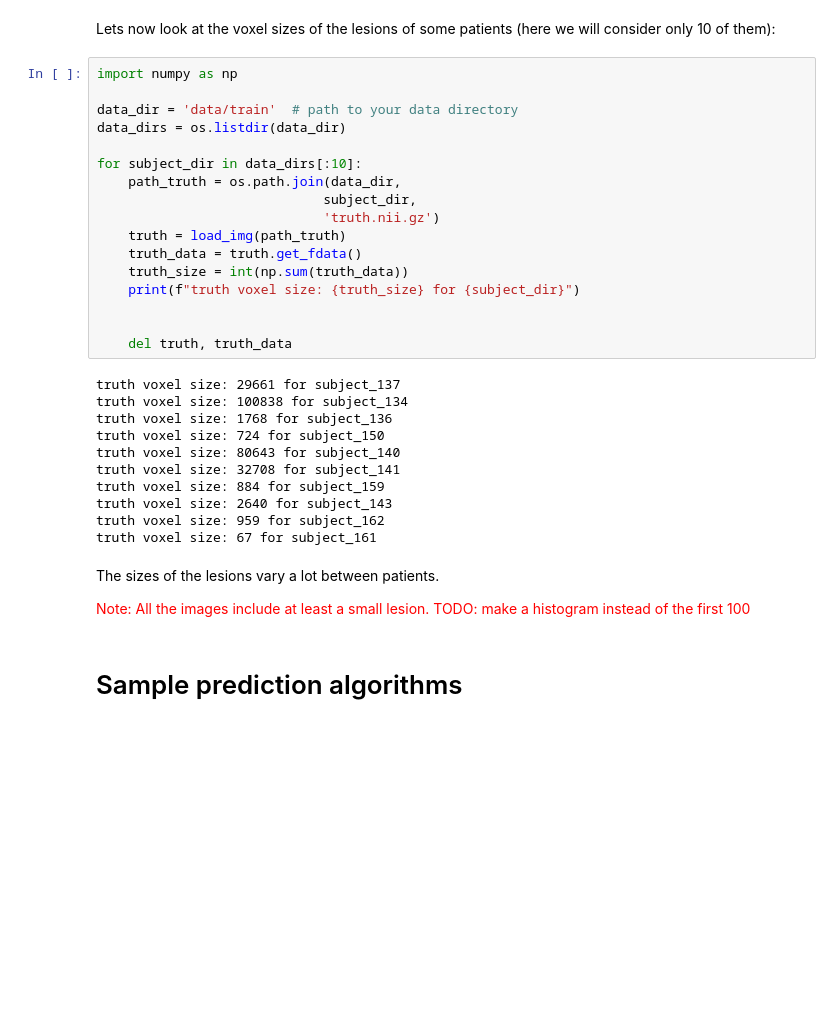
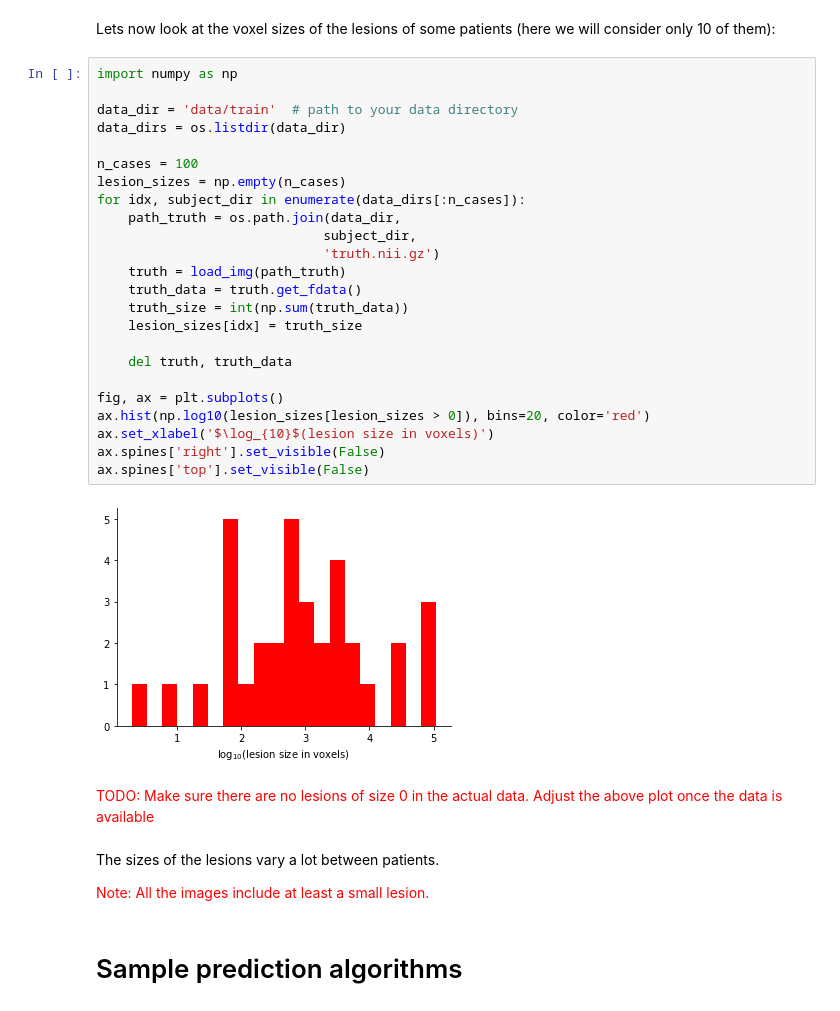
Before and after one commit to ramp-kits/stroke_lesions, a Jupyter notebook: stroke_starting_kit.ipynb, the cells around one changed output. Cells and saved outputs as stored; diff of their text form; blank space fills up the shorter version.

```diff
--- a/stroke_starting_kit.ipynb
+++ b/stroke_starting_kit.ipynb
@@ -235,36 +235,35 @@ Lets now look at the voxel sizes of the lesions of some patients (here we will c
 # %%
 import numpy as np
 
 data_dir = 'data/train'  # path to your data directory
 data_dirs = os.listdir(data_dir)
 
-for subject_dir in data_dirs[:10]:
+n_cases = 100
+lesion_sizes = np.empty(n_cases)
+for idx, subject_dir in enumerate(data_dirs[:n_cases]):
     path_truth = os.path.join(data_dir,
                              subject_dir,
                              'truth.nii.gz')
     truth = load_img(path_truth)
     truth_data = truth.get_fdata()
     truth_size = int(np.sum(truth_data))
-    print(f"truth voxel size: {truth_size} for {subject_dir}")
-
+    lesion_sizes[idx] = truth_size
 
     del truth, truth_data
+
+fig, ax = plt.subplots()
+ax.hist(np.log10(lesion_sizes[lesion_sizes > 0]), bins=20, color='red')
+ax.set_xlabel('$\log_{10}$(lesion size in voxels)')
+ax.spines['right'].set_visible(False)
+ax.spines['top'].set_visible(False)
 # %% [output]
-truth voxel size: 29661 for subject_137
-truth voxel size: 100838 for subject_134
-truth voxel size: 1768 for subject_136
-truth voxel size: 724 for subject_150
-truth voxel size: 80643 for subject_140
-truth voxel size: 32708 for subject_141
-truth voxel size: 884 for subject_159
-truth voxel size: 2640 for subject_143
-truth voxel size: 959 for subject_162
-truth voxel size: 67 for subject_161
+[figure, added]
+# %% [markdown]
+<font color='red'>TODO: Make sure there are no lesions of size 0 in the actual data. Adjust the above plot once the data is available  </font>
 # %% [markdown]
 The sizes of the lesions vary a lot between patients.
 
 <font color='red'>Note: All the images include at least a small lesion. </font>
-<font color='red'>TODO: make a histogram instead of the first 100  </font>
 # %% [markdown]
 # Sample prediction algorithms
 # %% [markdown]
```
Also changed, not shown: parts of 18 cells of this notebook.
